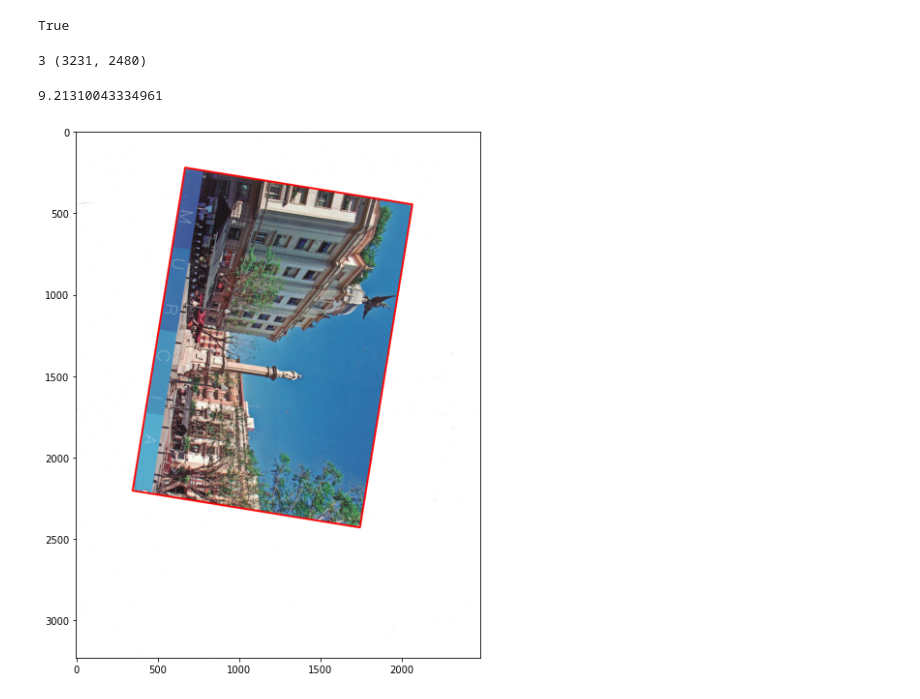
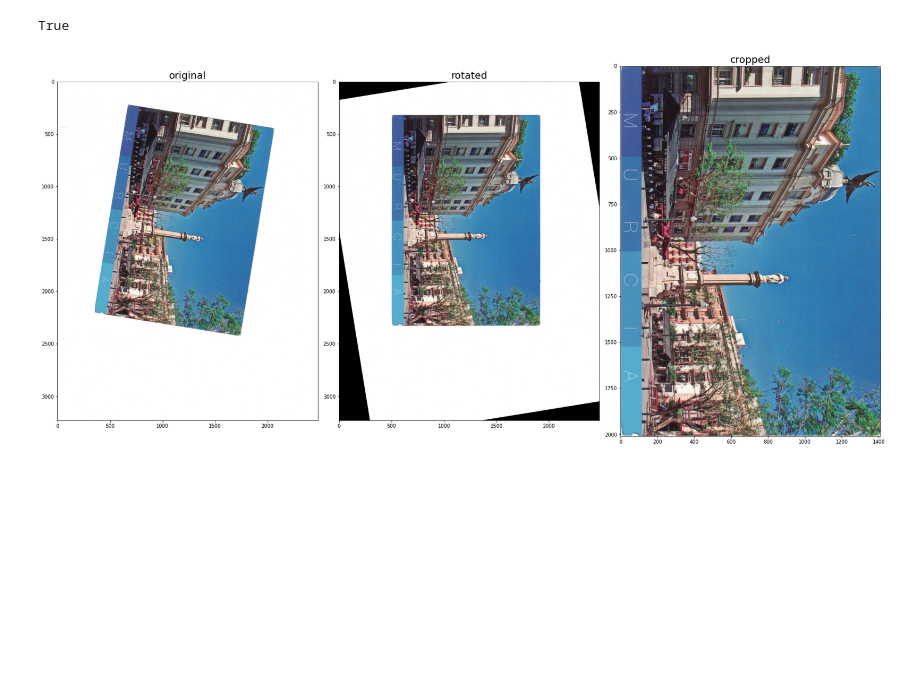
Before and after one commit to RahndelDaVandal/scan-n-crop, a Jupyter notebook: scan_n_crop/pipline.ipynb, the cells around one changed output. Saved outputs shown, nothing was run; the diff lists cells and outputs as text; code cells hidden in the pictures; blank space fills up the shorter version.

Commit message:
Pipeline works to crop a single photo out of a scan. Will have to work next on some code refactoring and removing uneeded or unused things and move it from a notebook to a .py. Next step will be adding some scans with multiple photos per scan and working out how to be able to crop each out at the same time

```diff
--- a/scan_n_crop/pipline.ipynb
+++ b/scan_n_crop/pipline.ipynb
@@ -46,24 +46,50 @@ def get_photo_contour(contours: tuple, hierarchy: np.ndarray) -> np.ndarray:
     else:
         return photos
 
+def deskew(img: np.ndarray, photo_contour: np.ndarray) -> np.ndarray:
+    rect = cv.minAreaRect(photo_contour[0])
+    angle = rect[-1]
+    h, w = img.shape[:2]
+    center = (w / 2, h / 2)
+    M = cv.getRotationMatrix2D(center, angle-360, 1.0)
+    deskewed = cv.warpAffine(img, M, (h, w))
+    return deskewed
+
 def get_photo_boundies(photo_contour: np.ndarray):
     rect = cv.minAreaRect(photo_contour[0])
+    print(rect)
+    print(type(rect))
     angle = rect[-1]
-    print(angle)
     box = np.int0(cv.boxPoints(rect))
     return box
+
+def crop_rect(img: np.ndarray, rect: tuple) -> np.ndarray:
+    center, size, angle = rect
+    center, size = tuple(map(int, center)), tuple(map(int, size))
+    height, width = img.shape[:2]
+    M = cv.getRotationMatrix2D(center, angle, 1)
+    img_rot = cv.warpAffine(img, M, (width, height))
+    img_crop = cv.getRectSubPix(img_rot, size, center)
+
+    return img_crop, img_rot
-# %%
-img, img_gray = img_import(img_path)
-
-print(len(img.shape), img_gray.shape)
-# %% [output]
-3 (3231, 2480)
 # %%
+img, img_gray = img_import(img_path)
 contours, hierarchy = get_contours(img_gray)
 photo = get_photo_contour(contours, hierarchy)
+rect = cv.minAreaRect(photo[0])
+img_crop, img_rot = crop_rect(img, rect)
-# %%
-cv.drawContours(img, [get_photo_boundies(photo)], 0, (0,0,255),10);
-img_show(img)
-# %% [output]
-9.21310043334961
-[figure, removed]
+# %%
+fig, ax = plt.subplots(nrows=1, ncols=3, figsize=(24, 12))
+
+ax[0].imshow(img[...,::-1])
+ax[0].set_title('original', fontsize=20)
+
+ax[1].imshow(img_rot[...,::-1])
+ax[1].set_title('rotated', fontsize=20)
+
+ax[2].imshow(img_crop[...,::-1])
+ax[2].set_title('cropped', fontsize=20)
+
+fig.tight_layout()
+# %% [output]
+[figure, added]
```
